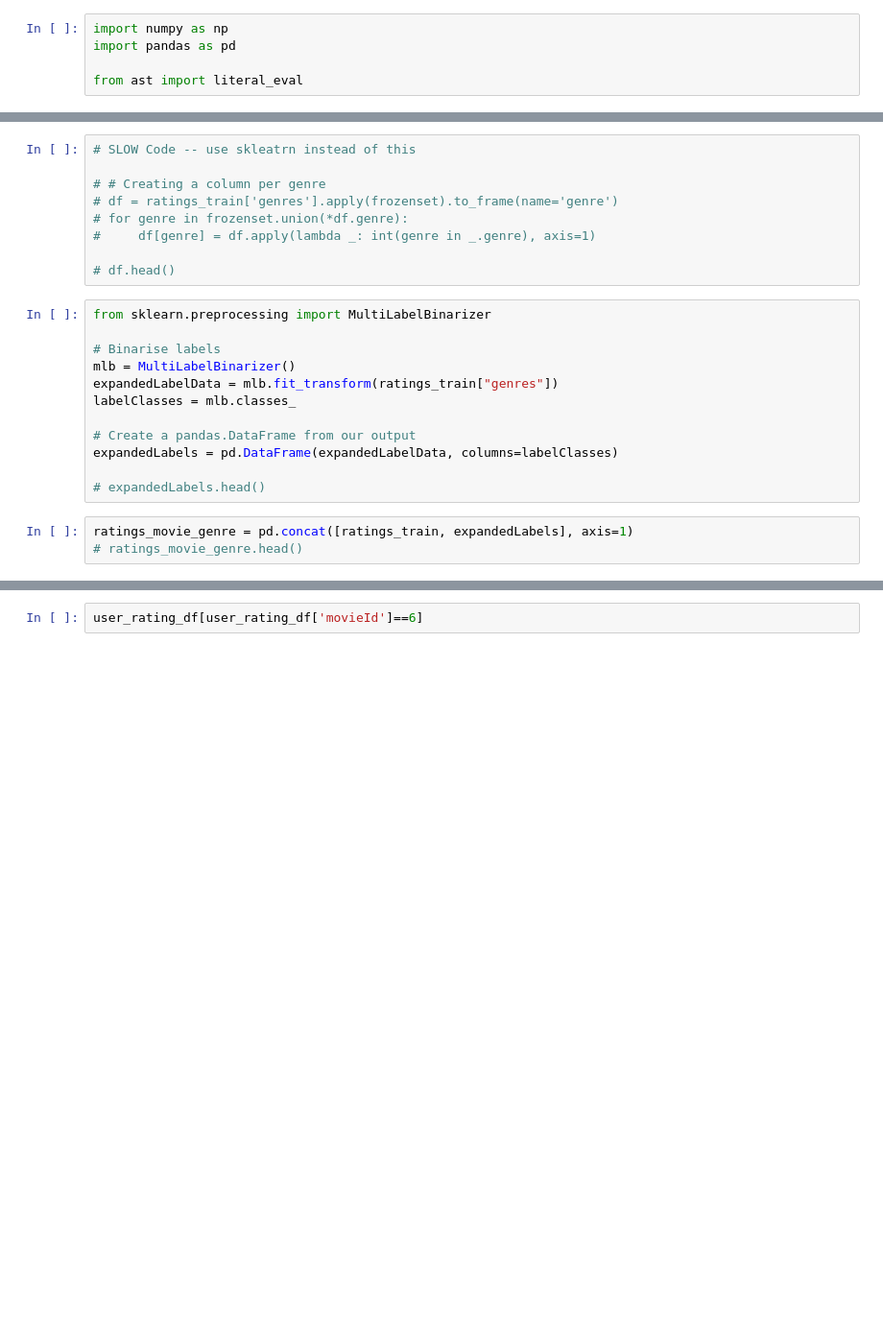
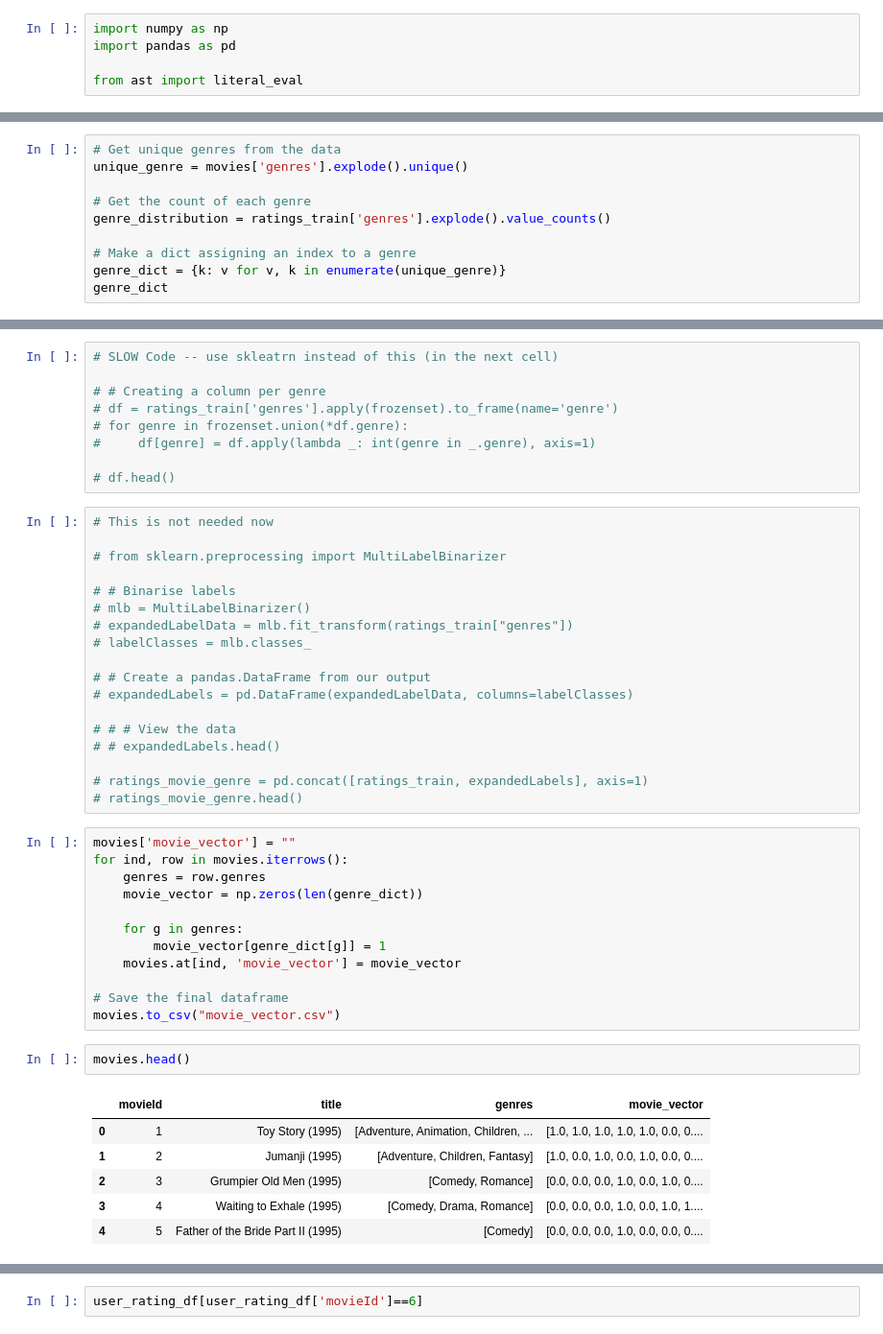
Before and after one commit to dhruvmun/MDM-Recommendation-System, a Jupyter notebook: Content Based Recommendation.ipynb, the cells around one changed output, grey strips where cells are left out. Shown at 96% size. Cells and saved outputs as stored; diff of their text form; blank space fills up the shorter version.

```diff
--- a/Content Based Recommendation.ipynb
+++ b/Content Based Recommendation.ipynb
@@ -47,0 +17,10 @@ genre_distribution = ratings_train['genres'].explode().value_counts()
+# %%
+# Get unique genres from the data
+unique_genre = movies['genres'].explode().unique()
+
+# Get the count of each genre
+genre_distribution = ratings_train['genres'].explode().value_counts()
+
+# Make a dict assigning an index to a genre
+genre_dict = {k: v for v, k in enumerate(unique_genre)}
+genre_dict
@@ -54,7 +54,7 @@ fig.show()
 [interactive output not drawn]
 [interactive output not drawn]
 # %%
-# SLOW Code -- use skleatrn instead of this
+# SLOW Code -- use skleatrn instead of this (in the next cell)
 
 # # Creating a column per genre
 # df = ratings_train['genres'].apply(frozenset).to_frame(name='genre')
@@ -63,18 +63,42 @@ fig.show()
 
 # df.head()
 # %%
-from sklearn.preprocessing import MultiLabelBinarizer
+# This is not needed now
 
-# Binarise labels
-mlb = MultiLabelBinarizer()
-expandedLabelData = mlb.fit_transform(ratings_train["genres"])
-labelClasses = mlb.classes_
+# from sklearn.preprocessing import MultiLabelBinarizer
 
-# Create a pandas.DataFrame from our output
-expandedLabels = pd.DataFrame(expandedLabelData, columns=labelClasses)
+# # Binarise labels
+# mlb = MultiLabelBinarizer()
+# expandedLabelData = mlb.fit_transform(ratings_train["genres"])
+# labelClasses = mlb.classes_
 
-# expandedLabels.head()
+# # Create a pandas.DataFrame from our output
+# expandedLabels = pd.DataFrame(expandedLabelData, columns=labelClasses)
+
+# # # View the data
+# # expandedLabels.head()
+
+# ratings_movie_genre = pd.concat([ratings_train, expandedLabels], axis=1)
+# ratings_movie_genre.head()
-# %%
-ratings_movie_genre = pd.concat([ratings_train, expandedLabels], axis=1)
-# ratings_movie_genre.head()
+# %%
+movies['movie_vector'] = ""
+for ind, row in movies.iterrows():
+    genres = row.genres
+    movie_vector = np.zeros(len(genre_dict))
+
+    for g in genres:
+        movie_vector[genre_dict[g]] = 1
+    movies.at[ind, 'movie_vector'] = movie_vector
+
+# Save the final dataframe
+movies.to_csv("movie_vector.csv")
+# %%
+movies.head()
+# %% [output]
+|  | movieId | title | genres | movie_vector |
+| 0 | 1 | Toy Story (1995) | [Adventure, Animation, Children, ... | [1.0, 1.0, 1.0, 1.0, 1.0, 0.0, 0.... |
+| 1 | 2 | Jumanji (1995) | [Adventure, Children, Fantasy] | [1.0, 0.0, 1.0, 0.0, 1.0, 0.0, 0.... |
+| 2 | 3 | Grumpier Old Men (1995) | [Comedy, Romance] | [0.0, 0.0, 0.0, 1.0, 0.0, 1.0, 0.... |
+| 3 | 4 | Waiting to Exhale (1995) | [Comedy, Drama, Romance] | [0.0, 0.0, 0.0, 1.0, 0.0, 1.0, 1.... |
+| 4 | 5 | Father of the Bride Part II (1995) | [Comedy] | [0.0, 0.0, 0.0, 1.0, 0.0, 0.0, 0.... |
 # %%
```
Also changed, not shown: parts of 20 cells of this notebook, 1 other file.
